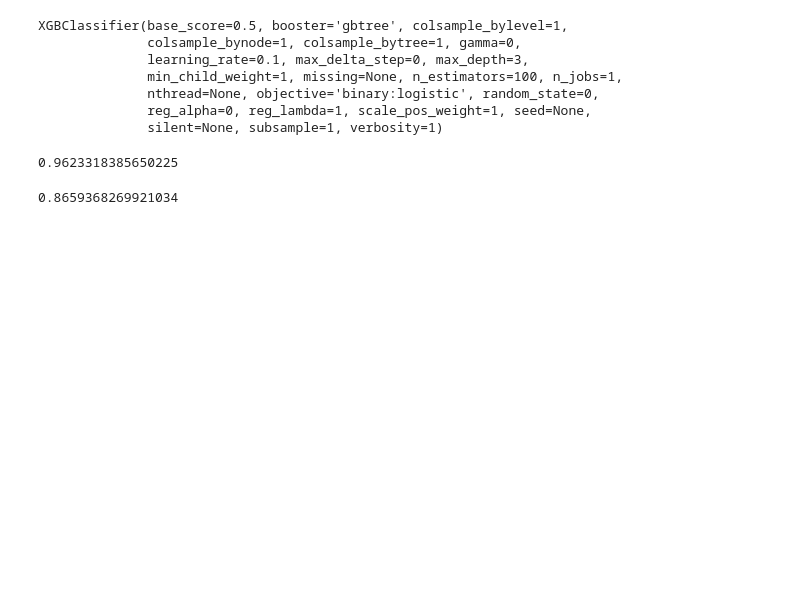
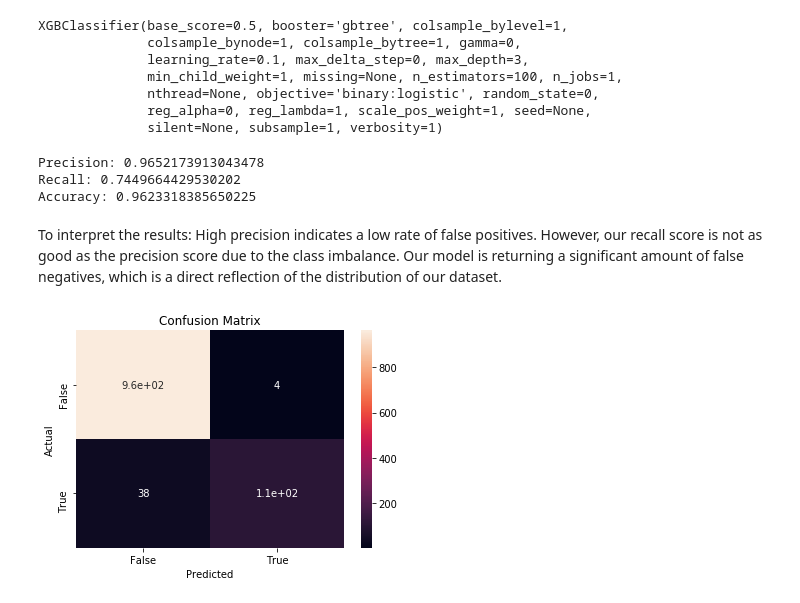
Before and after one commit to fescobar96/SMS-Spam-Classifier, a Jupyter notebook: SMS_Spam_Classifier.ipynb, the cells around one changed output. Cells and saved outputs as stored; diff of their text form; code cells hidden in the pictures; blank space fills up the shorter version.

```diff
--- a/SMS_Spam_Classifier.ipynb
+++ b/SMS_Spam_Classifier.ipynb
@@ -156,11 +203,27 @@ XGBClassifier(base_score=0.5, booster='gbtree', colsample_bylevel=1,
               nthread=None, objective='binary:logistic', random_state=0,
               reg_alpha=0, reg_lambda=1, scale_pos_weight=1, seed=None,
               silent=None, subsample=1, verbosity=1)
-# %%
-model.score(X_test, y_test)
-# %% [output]
-0.9623318385650225
-# %%
-1 - data["Spam"].sum()/len(data)
-# %% [output]
-0.8659368269921034
+# %%
+y_pred = model.predict(X_test)
+# %%
+print("Precision: {}".format(precision_score(y_test, y_pred)))
+print("Recall: {}".format(recall_score(y_test, y_pred)))
+print("Accuracy: {}".format(accuracy_score(y_test, y_pred)))
+# %% [output]
+Precision: 0.9652173913043478
+Recall: 0.7449664429530202
+Accuracy: 0.9623318385650225
+# %% [markdown]
+To interpret the results: High precision indicates a low rate of false positives. However, our recall score is not as good as the precision score due to the class imbalance. Our model is returning a significant amount of false negatives, which is a direct reflection of the distribution of our dataset.
+# %%
+data = {'Actual': y_test,
+        'Predicted': y_pred
+        }
+
+df = pd.DataFrame(data, columns=["Actual","Predicted"])
+confusion_matrix = pd.crosstab(df["Actual"], df["Predicted"], rownames=["Actual"], colnames=["Predicted"])
+sns.heatmap(confusion_matrix, annot=True)
+plt.title("Confusion Matrix")
+plt.show()
+# %% [output]
+[figure, added]
```
Also changed, not shown: parts of 16 cells of this notebook.
